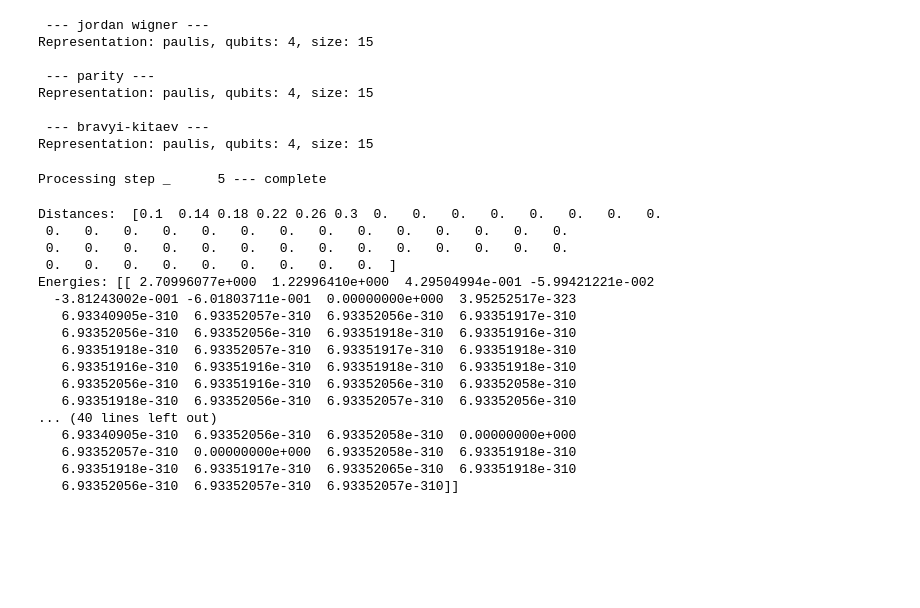
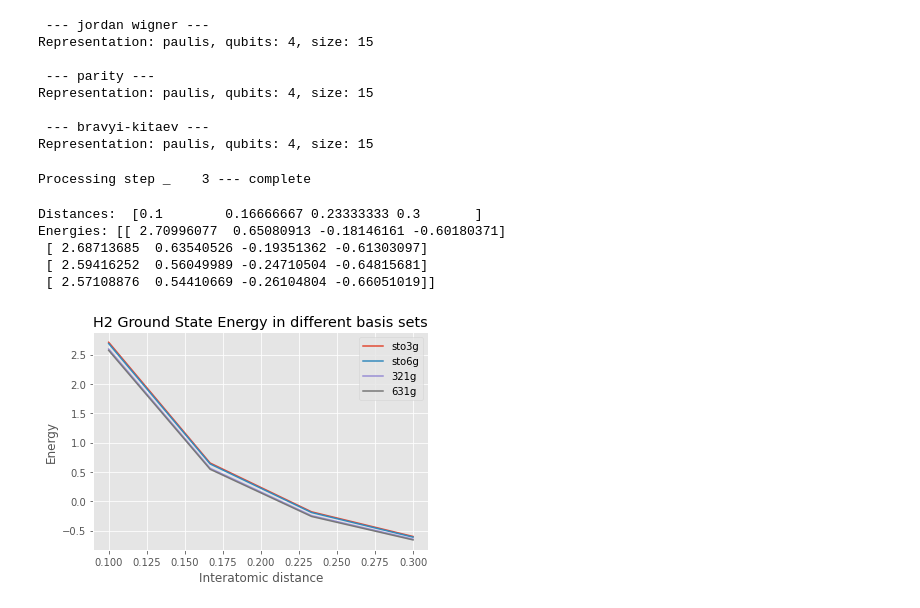
Before and after one commit to bavithra-govintharajah/variational-algorithms-seminar-RWTH, a Jupyter notebook: tutorial/hydrogen_tutorial.ipynb, the cells around one changed output. Cells and saved outputs as stored; diff of their text form; code cells hidden in the pictures; blank space fills up the shorter version.

```diff
--- a/tutorial/hydrogen_tutorial.ipynb
+++ b/tutorial/hydrogen_tutorial.ipynb
@@ -43,11 +44,12 @@ from qiskit.test.mock import *
 from qiskit.visualization import plot_error_map
 # %%
 #plt.rcParams["figure.dpi"] = 75
+plt.style.use("ggplot")
 # %%
 #file_path = './qmolecule-data'
 start = 0.1
 step_size = 0.2
-steps = 5
+steps = 3
 # bond_lengths = np.linspace(0.1, 3, steps)
 basis_sets = ['sto3g', 'sto6g', '321g', '631g']
 threshold = 0.00000001
@@ -107,32 +109,26 @@ for i in range(steps+1):
     distances[i] = d
 print(' --- complete')
 # %% [output]
-Processing step _      5 --- complete
+Processing step _    3 --- complete
 # %%
 print('Distances: ', distances)
 print('Energies:', exact_energies)
 # %% [output]
-Distances:  [0.1  0.14 0.18 0.22 0.26 0.3  0.   0.   0.   0.   0.   0.   0.   0.
- 0.   0.   0.   0.   0.   0.   0.   0.   0.   0.   0.   0.   0.   0.
- 0.   0.   0.   0.   0.   0.   0.   0.   0.   0.   0.   0.   0.   0.
- 0.   0.   0.   0.   0.   0.   0.   0.   0.  ]
-Energies: [[ 2.70996077e+000  1.22996410e+000  4.29504994e-001 -5.99421221e-002
-  -3.81243002e-001 -6.01803711e-001  0.00000000e+000  3.95252517e-323
-   6.93340905e-310  6.93352057e-310  6.93352056e-310  6.93351917e-310
-   6.93352056e-310  6.93352056e-310  6.93351918e-310  6.93351916e-310
-   6.93351918e-310  6.93352057e-310  6.93351917e-310  6.93351918e-310
-   6.93351916e-310  6.93351916e-310  6.93351918e-310  6.93351918e-310
-   6.93352056e-310  6.93351916e-310  6.93352056e-310  6.93352058e-310
-   6.93351918e-310  6.93352056e-310  6.93352057e-310  6.93352056e-310
-... (40 lines left out)
-   6.93340905e-310  6.93352056e-310  6.93352058e-310  0.00000000e+000
-   6.93352057e-310  0.00000000e+000  6.93352058e-310  6.93351918e-310
-   6.93351918e-310  6.93351917e-310  6.93352065e-310  6.93351918e-310
-   6.93352056e-310  6.93352057e-310  6.93352057e-310]]
+Distances:  [0.1        0.16666667 0.23333333 0.3       ]
+Energies: [[ 2.70996077  0.65080913 -0.18146161 -0.60180371]
+ [ 2.68713685  0.63540526 -0.19351362 -0.61303097]
+ [ 2.59416252  0.56049989 -0.24710504 -0.64815681]
+ [ 2.57108876  0.54410669 -0.26104804 -0.66051019]]
 # %%
 for j in range(len(basis_sets)):
-    pylab.plot(distances, exact_energies[j], label=basis_sets[j])
-pylab.xlabel('Interatomic distance')
-pylab.ylabel('Energy')
-pylab.title('H2 Ground State Energy in different basis sets')
-pylab.legend(loc='upper right');
+    plt.plot(distances, exact_energies[j], label=basis_sets[j])
+plt.xlabel('Interatomic distance')
+plt.ylabel('Energy')
+plt.title('H2 Ground State Energy in different basis sets')
+plt.legend(loc='upper right')
+plt.grid(True)
+plt.show()
+
+#tikzplotlib.save("test.tex")
+# %% [output]
+[figure, added]
```
Also changed, not shown: parts of 2 cells of this notebook.
